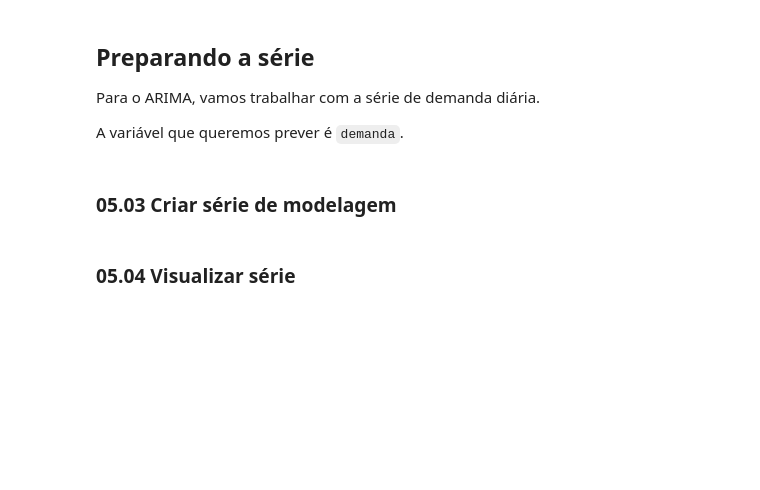
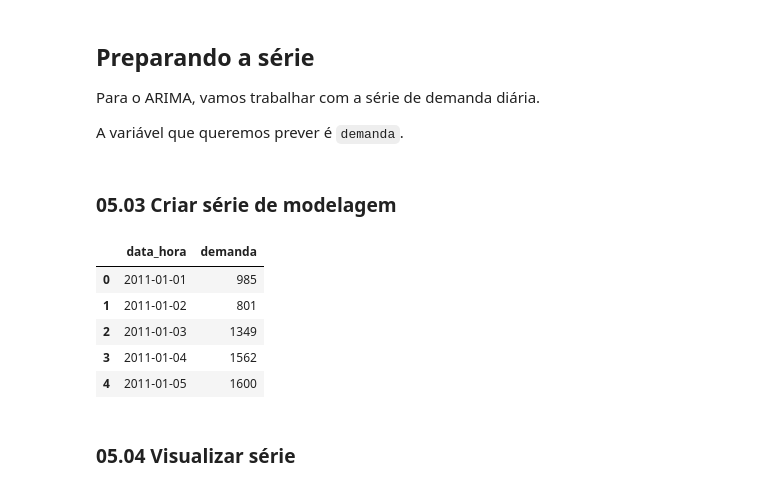
Before and after one commit to ariel-velardo/ALURA, a Jupyter notebook: series-temporais-bikes/notebooks/05_modelagem_arima.ipynb, the cells around one changed output. Cells and saved outputs as stored; diff of their text form; code cells hidden in the pictures; blank space fills up the shorter version.

Commit message:
prepara serie temporal para arima

```diff
--- a/series-temporais-bikes/notebooks/05_modelagem_arima.ipynb
+++ b/series-temporais-bikes/notebooks/05_modelagem_arima.ipynb
@@ -67,6 +79,17 @@ Para o ARIMA, vamos trabalhar com a série de demanda diária.
 A variável que queremos prever é `demanda`.
 # %% [markdown]
 ### 05.03 Criar série de modelagem
+# %%
+serie_modelagem = serie_diaria[['data_hora', 'demanda']].copy()
+
+serie_modelagem.head()
+# %% [output]
+|  | data_hora | demanda |
+| 0 | 2011-01-01 | 985 |
+| 1 | 2011-01-02 | 801 |
+| 2 | 2011-01-03 | 1349 |
+| 3 | 2011-01-04 | 1562 |
+| 4 | 2011-01-05 | 1600 |
 # %% [markdown]
 ### 05.04 Visualizar série
 # %%
```
Also changed, not shown: parts of 4 cells of this notebook.
